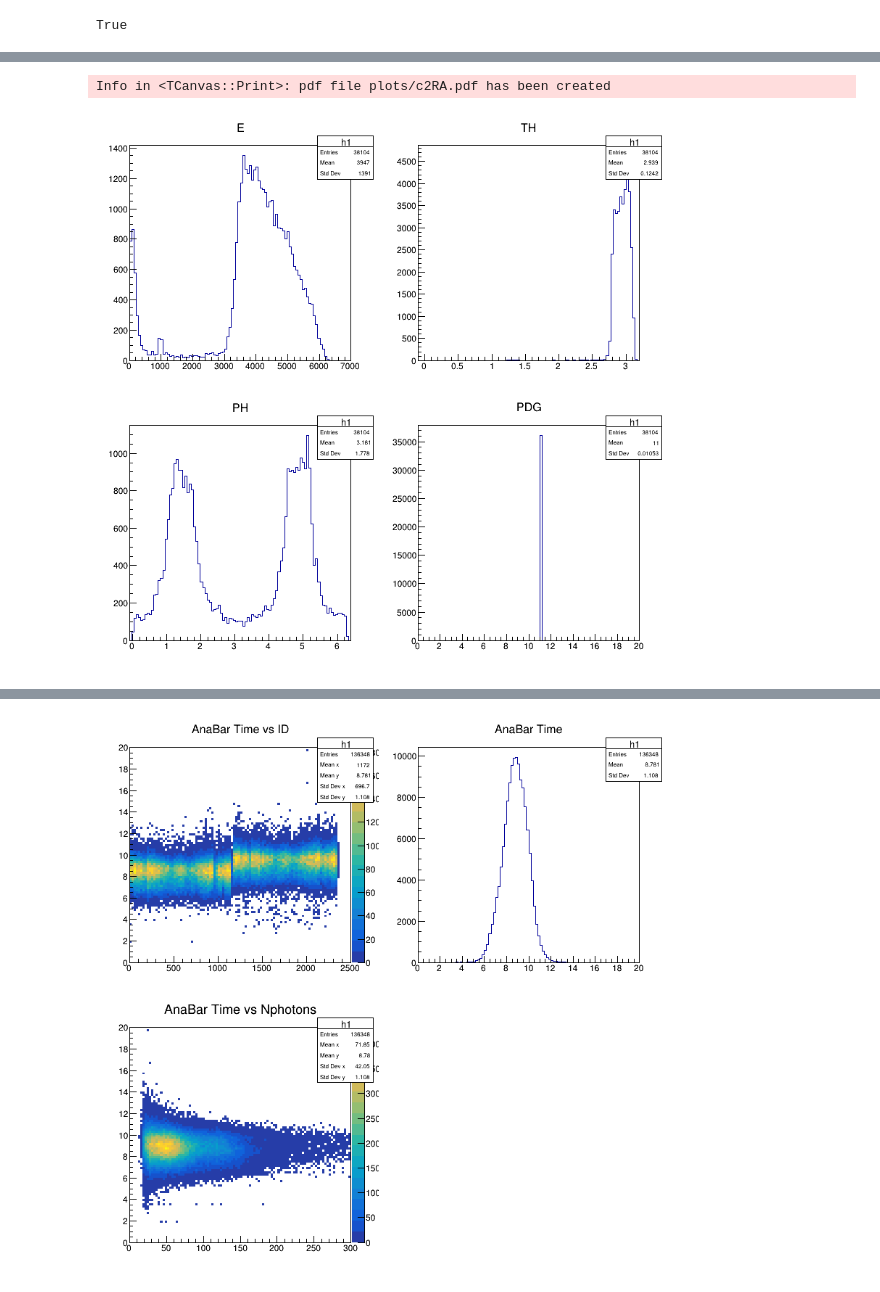
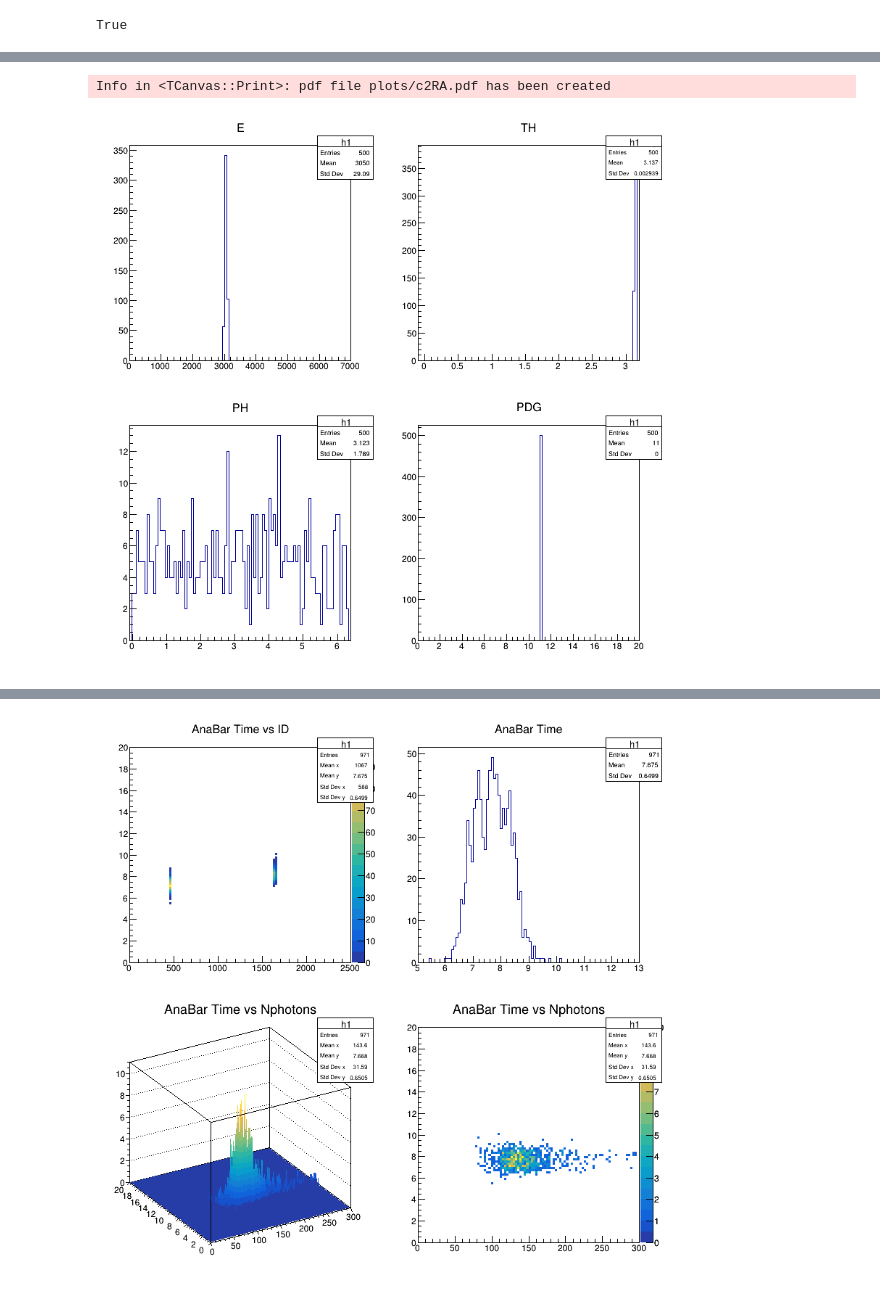
Before and after one commit to chapatilasers/AnaBarMC, a Jupyter notebook: AnalyseSignalsRDataFrameNoKE.ipynb, the cells around one changed output, grey strips where cells are left out. Drawn from its saved outputs; the diff is of its cells as text; code cells hidden in the pictures.

```diff
--- a/AnalyseSignalsRDataFrameNoKE.ipynb
+++ b/AnalyseSignalsRDataFrameNoKE.ipynb
@@ -9,7 +9,7 @@ t.start()
 # %% [output]
 Welcome to JupyROOT 6.26/06
 # %%
-fileName = "data/AnaBarMC_7777.root"
+fileName = "data/AnaBarMC_3001.root"
 treeName = "T"
 
 f = root.TFile(fileName)
@@ -638,11 +638,11 @@ c2.Draw()
 c2.Print("plots/c2RA.pdf")
 # %% [output]
 Info in <TCanvas::Print>: pdf file plots/c2RA.pdf has been created
-[figure, old version]
+[figure, new version]
 # %%
 # Canvas 33
 hAnaBarPMTTime_vs_ID = fdft.Histo2D(("h1", "AnaBar Time vs ID", 100, 0.0, 2500.0,100,0.0,20.0),'anaBarPMTID','anaBarPMTTime')
-hAnaBarPMTTime = fdft.Histo1D(("h1", "AnaBar Time", 100, 0.0, 20.0),'anaBarPMTTime')
+hAnaBarPMTTime = fdft.Histo1D(("h1", "AnaBar Time", 100, 5.0, 13.0),'anaBarPMTTime')
 hAnaBarPMTTime_vs_Nphoton = fdft.Histo2D(("h1", "AnaBar Time vs Nphotons", 100, 0.0, 300.0,100,0.0,20.0),'anaBarPMTNPhotons','anaBarPMTTime')
 
 c33 = root.TCanvas("c33","c33",800,800)
@@ -653,6 +653,8 @@ hAnaBarPMTTime_vs_ID.Draw("COLZ")
 c33.cd(2)
 hAnaBarPMTTime.Draw()
 c33.cd(3)
+hAnaBarPMTTime_vs_Nphoton.Draw("SURF2")
+c33.cd(4)
 hAnaBarPMTTime_vs_Nphoton.Draw("COLZ")
 
 c33.Draw()
@@ -661,5 +664,5 @@ c33.Print("plots/c33.pdf")
 Info in <TCanvas::Print>: pdf file plots/c33.pdf has been created
-[figure, old version]
+[figure, new version]
 # %%
 # Canvas 3
 
```
Also changed, not shown: parts of 18 cells of this notebook, 4 other files.
